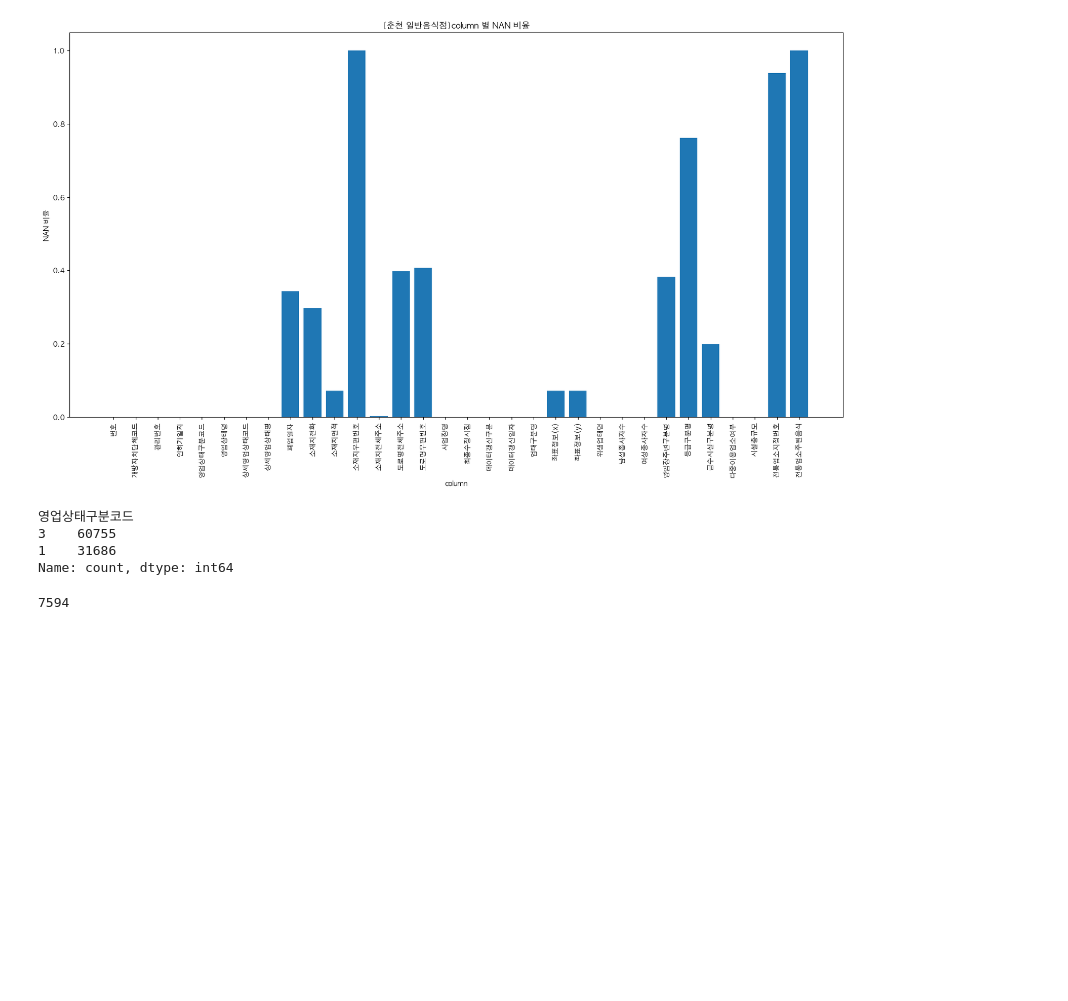
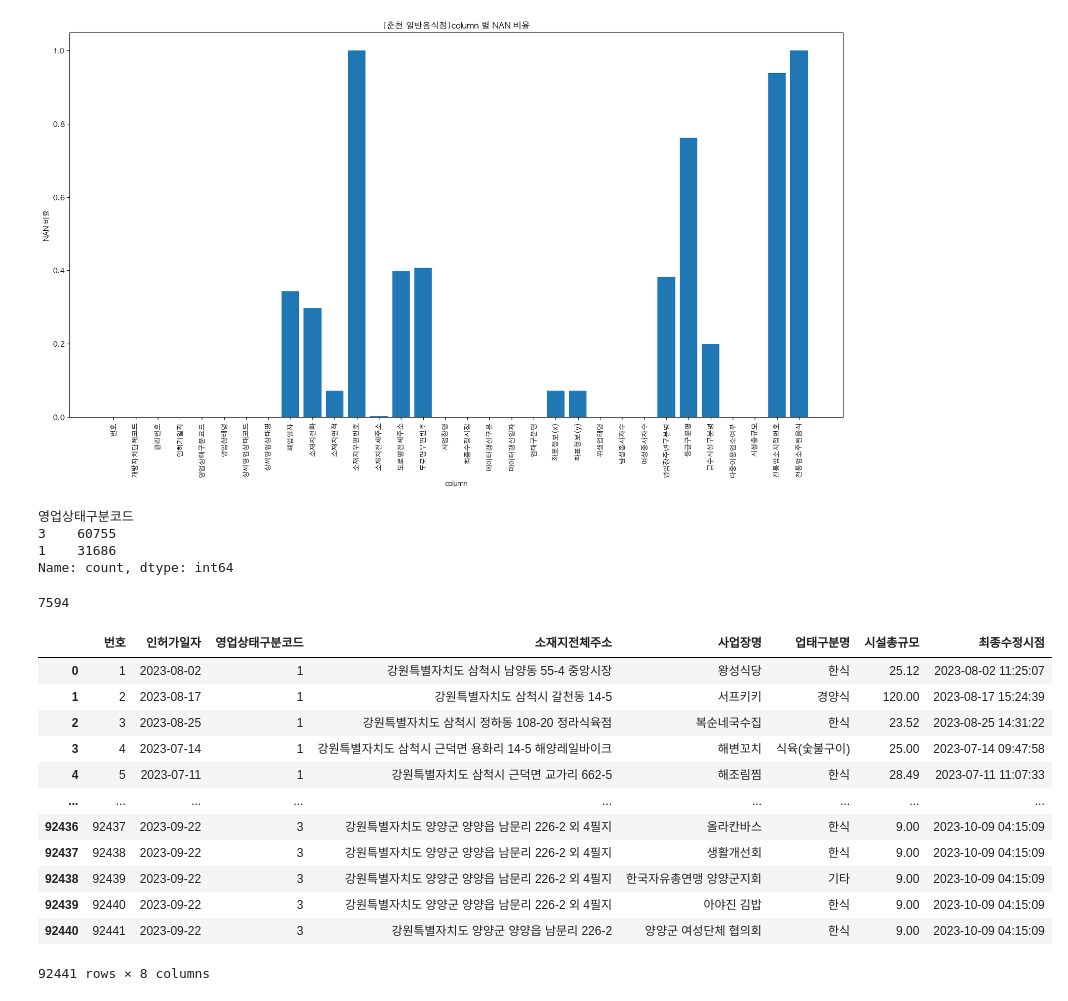
Before and after one commit to ChunCheonChuCheon/AI, a Jupyter notebook: featureSelector/src/featureSelector.ipynb, the cells around one changed output. Saved outputs shown, nothing was run; the diff lists cells and outputs as text; code cells hidden in the pictures; blank space fills up the shorter version.

Commit message:
complete feature select #01

```diff
--- a/featureSelector/src/featureSelector.ipynb
+++ b/featureSelector/src/featureSelector.ipynb
@@ -120,4 +120,20 @@ df['폐업일자'].nunique()
 7594
 # %%
 # df의 특정 column 선택한 df 생성
-df2 = df[['번호', '인허가일자', '영업상태구분코드', '소재지전체주소', '도로명전체주소', '사업장명', '최종수정시점']]
+select_df = df[['번호', '인허가일자', '영업상태구분코드', '소재지전체주소', '사업장명', '업태구분명', '시설총규모', '최종수정시점']]
+# %%
+select_df
+# %% [output]
+|  | 번호 | 인허가일자 | 영업상태구분코드 | 소재지전체주소 | 사업장명 | 업태구분명 | 시설총규모 | 최종수정시점 |
+| 0 | 1 | 2023-08-02 | 1 | 강원특별자치도 삼척시 남양동 55-4 중앙시장 | 왕성식당 | 한식 | 25.12 | 2023-08-02 11:25:07 |
+| 1 | 2 | 2023-08-17 | 1 | 강원특별자치도 삼척시 갈천동 14-5 | 서프키키 | 경양식 | 120.00 | 2023-08-17 15:24:39 |
+| 2 | 3 | 2023-08-25 | 1 | 강원특별자치도 삼척시 정하동 108-20 정라식육점 | 복순네국수집 | 한식 | 23.52 | 2023-08-25 14:31:22 |
+| 3 | 4 | 2023-07-14 | 1 | 강원특별자치도 삼척시 근덕면 용화리 14-5 해양레일바이크 | 해변꼬치 | 식육(숯불구이) | 25.00 | 2023-07-14 09:47:58 |
+| 4 | 5 | 2023-07-11 | 1 | 강원특별자치도 삼척시 근덕면 교가리 662-5 | 해조림찜 | 한식 | 28.49 | 2023-07-11 11:07:33 |
+| ... | ... | ... | ... | ... | ... | ... | ... | ... |
+| 92436 | 92437 | 2023-09-22 | 3 | 강원특별자치도 양양군 양양읍 남문리 226-2 외 4필지 | 올라칸바스 | 한식 | 9.00 | 2023-10-09 04:15:09 |
+| 92437 | 92438 | 2023-09-22 | 3 | 강원특별자치도 양양군 양양읍 남문리 226-2 외 4필지 | 생활개선회 | 한식 | 9.00 | 2023-10-09 04:15:09 |
+| 92438 | 92439 | 2023-09-22 | 3 | 강원특별자치도 양양군 양양읍 남문리 226-2 외 4필지 | 한국자유총연맹 양양군지회 | 기타 | 9.00 | 2023-10-09 04:15:09 |
+| 92439 | 92440 | 2023-09-22 | 3 | 강원특별자치도 양양군 양양읍 남문리 226-2 외 4필지 | 아야진 김밥 | 한식 | 9.00 | 2023-10-09 04:15:09 |
+| 92440 | 92441 | 2023-09-22 | 3 | 강원특별자치도 양양군 양양읍 남문리 226-2 | 양양군 여성단체 협의회 | 한식 | 9.00 | 2023-10-09 04:15:09 |
+92441 rows × 8 columns
```
Also changed, not shown: parts of 1 cell of this notebook.
